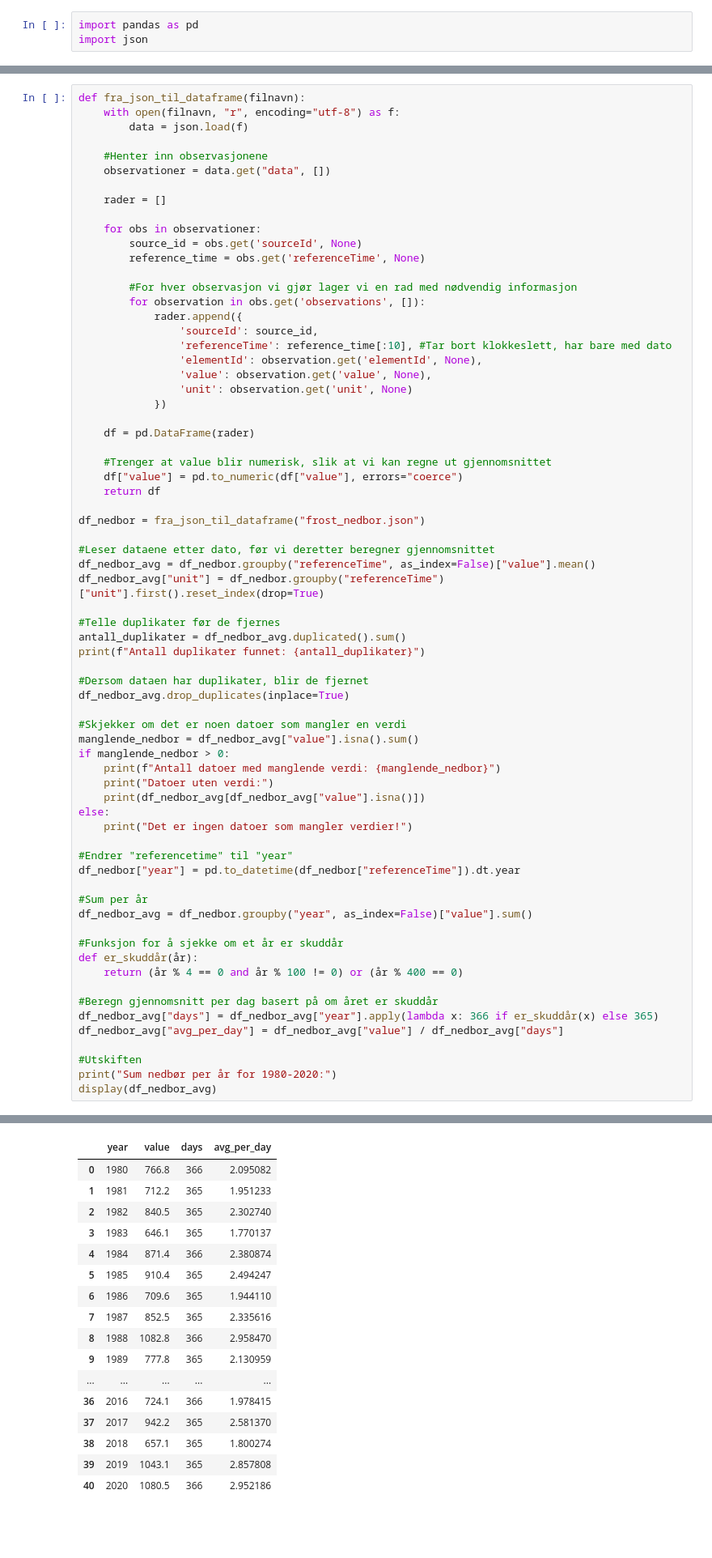
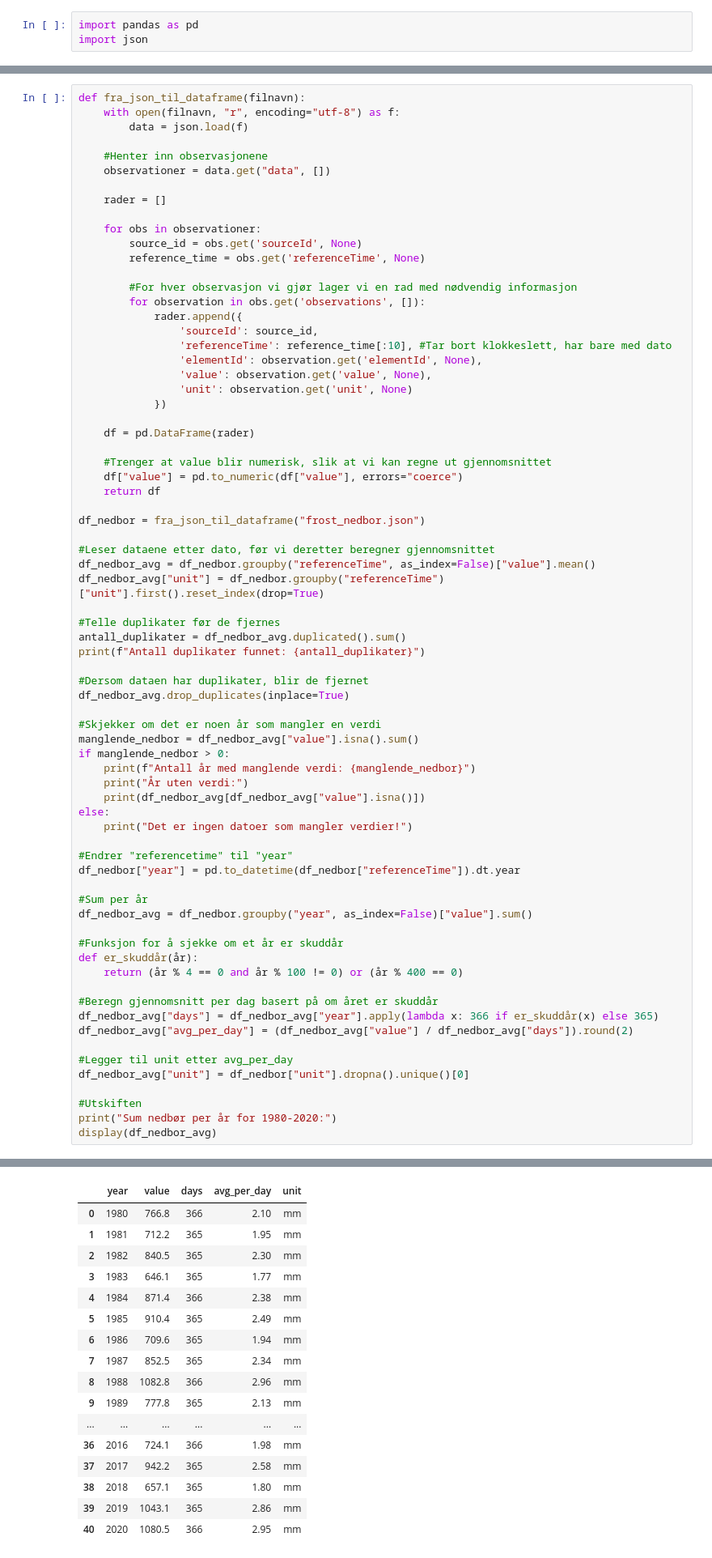
Before and after one commit to hannahnygard/TDT4114-milj.dataanalyse, a Jupyter notebook: proj_environment-main/data/frost_tabeller.ipynb, the cells around one changed output, grey strips where cells are left out. Shown: that part at 81% size. Cells and saved outputs as stored; diff of their text form; blank space fills up the shorter version.

```diff
--- a/proj_environment-main/data/frost_tabeller.ipynb
+++ b/proj_environment-main/data/frost_tabeller.ipynb
@@ -133,54 +134,57 @@ print(f"Antall duplikater funnet: {antall_duplikater}")
 
 #Dersom dataen har duplikater, blir de fjernet
 df_nedbor_avg.drop_duplicates(inplace=True)
 
-#Skjekker om det er noen datoer som mangler en verdi
+#Skjekker om det er noen år som mangler en verdi
 manglende_nedbor = df_nedbor_avg["value"].isna().sum()
 if manglende_nedbor > 0:
-    print(f"Antall datoer med manglende verdi: {manglende_nedbor}")
-    print("Datoer uten verdi:")
+    print(f"Antall år med manglende verdi: {manglende_nedbor}")
+    print("År uten verdi:")
     print(df_nedbor_avg[df_nedbor_avg["value"].isna()])
 else:
     print("Det er ingen datoer som mangler verdier!")
 
 #Endrer "referencetime" til "year"
 df_nedbor["year"] = pd.to_datetime(df_nedbor["referenceTime"]).dt.year
 
 #Sum per år
 df_nedbor_avg = df_nedbor.groupby("year", as_index=False)["value"].sum()
 
 #Funksjon for å sjekke om et år er skuddår
 def er_skuddår(år):
     return (år % 4 == 0 and år % 100 != 0) or (år % 400 == 0)
 
 #Beregn gjennomsnitt per dag basert på om året er skuddår
 df_nedbor_avg["days"] = df_nedbor_avg["year"].apply(lambda x: 366 if er_skuddår(x) else 365)
-df_nedbor_avg["avg_per_day"] = df_nedbor_avg["value"] / df_nedbor_avg["days"]
+df_nedbor_avg["avg_per_day"] = (df_nedbor_avg["value"] / df_nedbor_avg["days"]).round(2)
+
+#Legger til unit etter avg_per_day
+df_nedbor_avg["unit"] = df_nedbor["unit"].dropna().unique()[0]
 
 #Utskiften
 print("Sum nedbør per år for 1980-2020:")
 display(df_nedbor_avg)
 # %% [output]
 Antall duplikater funnet: 0
 Det er ingen datoer som mangler verdier!
 Sum nedbør per år for 1980-2020:
-|  | year | value | days | avg_per_day |
-| 0 | 1980 | 766.8 | 366 | 2.095082 |
-| 1 | 1981 | 712.2 | 365 | 1.951233 |
-| 2 | 1982 | 840.5 | 365 | 2.302740 |
-| 3 | 1983 | 646.1 | 365 | 1.770137 |
-| 4 | 1984 | 871.4 | 366 | 2.380874 |
-| 5 | 1985 | 910.4 | 365 | 2.494247 |
-| 6 | 1986 | 709.6 | 365 | 1.944110 |
-| 7 | 1987 | 852.5 | 365 | 2.335616 |
-| 8 | 1988 | 1082.8 | 366 | 2.958470 |
-| 9 | 1989 | 777.8 | 365 | 2.130959 |
-| ... | ... | ... | ... | ... |
-| 36 | 2016 | 724.1 | 366 | 1.978415 |
-| 37 | 2017 | 942.2 | 365 | 2.581370 |
-| 38 | 2018 | 657.1 | 365 | 1.800274 |
-| 39 | 2019 | 1043.1 | 365 | 2.857808 |
-| 40 | 2020 | 1080.5 | 366 | 2.952186 |
+|  | year | value | days | avg_per_day | unit |
+| 0 | 1980 | 766.8 | 366 | 2.10 | mm |
+| 1 | 1981 | 712.2 | 365 | 1.95 | mm |
+| 2 | 1982 | 840.5 | 365 | 2.30 | mm |
+| 3 | 1983 | 646.1 | 365 | 1.77 | mm |
+| 4 | 1984 | 871.4 | 366 | 2.38 | mm |
+| 5 | 1985 | 910.4 | 365 | 2.49 | mm |
+| 6 | 1986 | 709.6 | 365 | 1.94 | mm |
+| 7 | 1987 | 852.5 | 365 | 2.34 | mm |
+| 8 | 1988 | 1082.8 | 366 | 2.96 | mm |
+| 9 | 1989 | 777.8 | 365 | 2.13 | mm |
+| ... | ... | ... | ... | ... | ... |
+| 36 | 2016 | 724.1 | 366 | 1.98 | mm |
+| 37 | 2017 | 942.2 | 365 | 2.58 | mm |
+| 38 | 2018 | 657.1 | 365 | 1.80 | mm |
+| 39 | 2019 | 1043.1 | 365 | 2.86 | mm |
+| 40 | 2020 | 1080.5 | 366 | 2.95 | mm |
 # %% [markdown]
 Tabell temperatur renset:
 - Fjerner unødvendig informasjon. Feks: klokkeslett, sourceID, timeOffset etc..
```
Also changed, not shown: parts of 2 cells of this notebook.
